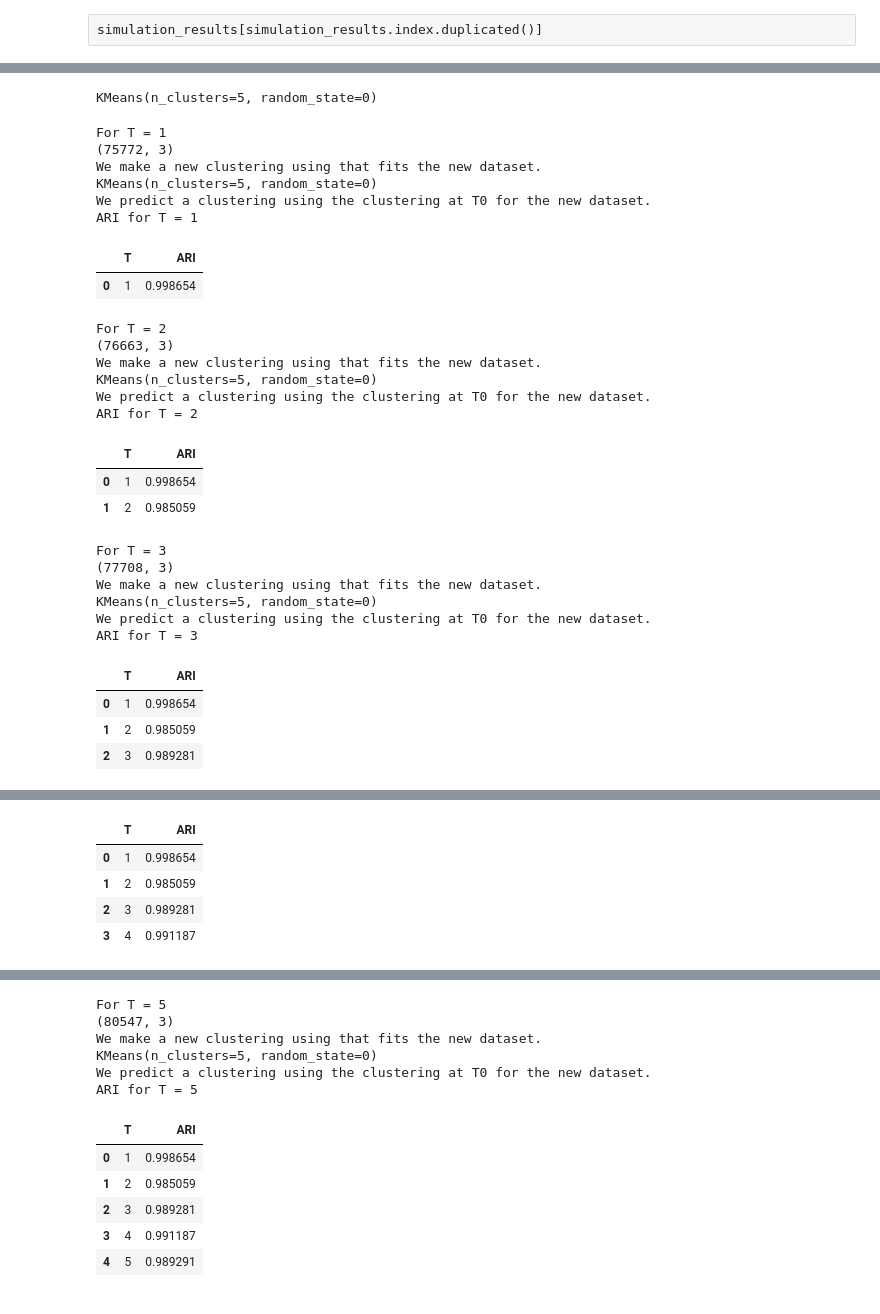
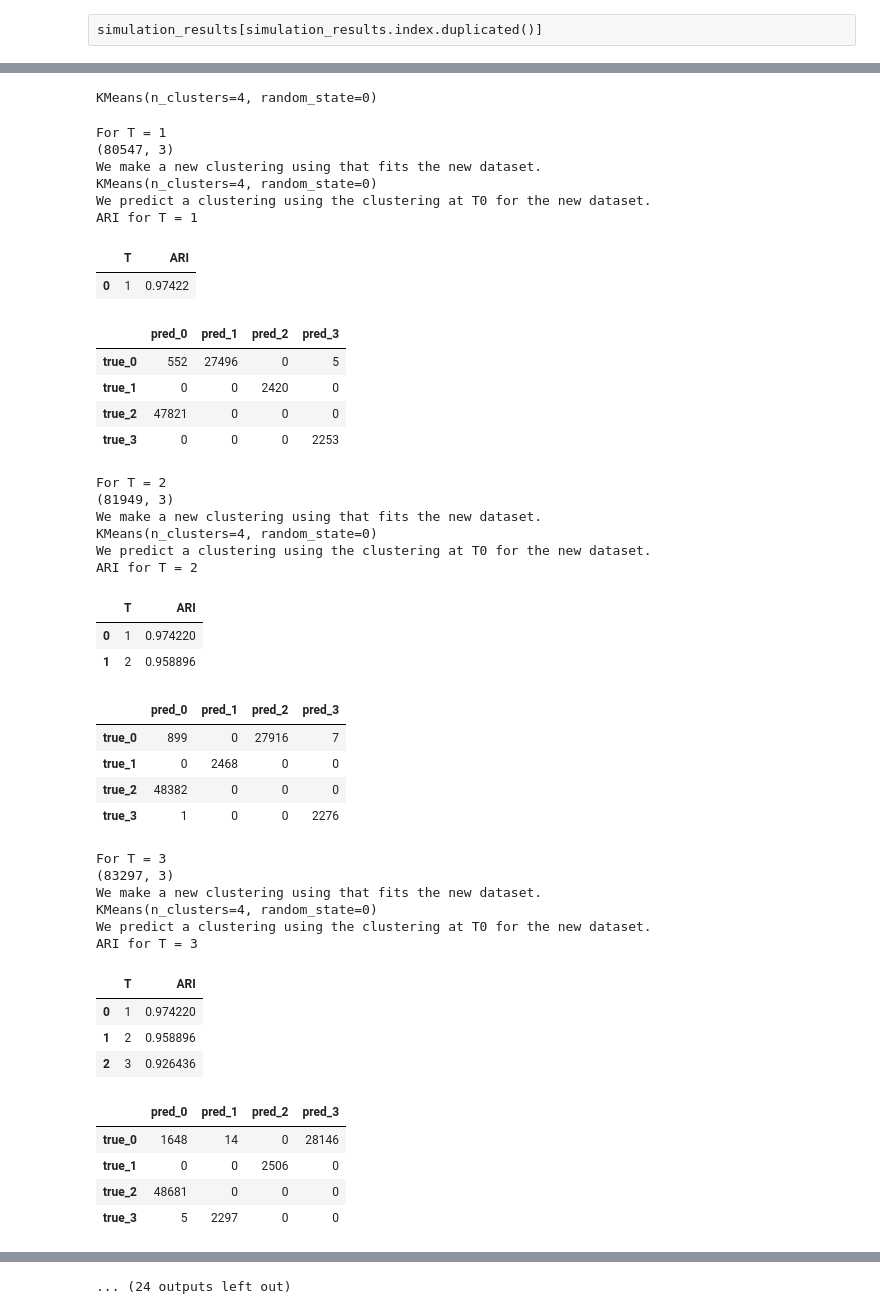
Before and after one commit to oumeima-elgharbi/P5_Data_Science_OpenClassrooms, a Jupyter notebook: P5_03_simulation.ipynb, the cells around one changed output, grey strips where cells are left out. Saved outputs shown, nothing was run; the diff lists cells and outputs as text; code cells hidden in the pictures.

```diff
--- a/P5_03_simulation.ipynb
+++ b/P5_03_simulation.ipynb
@@ -130,3 +135,6 @@ dataset_rfm_previous_days
 94102 rows × 3 columns
 # %% [markdown]
 ## II) Simulation
+# %%
+nb_clusters = 4
+print("We will run all the experiments with K =", nb_clusters)
@@ -395,3 +404,7 @@ nb_days_exp_2 = 7
+# %%
+#T=4 == one month before
+nb_periods_exp_2 = 12 # 12 three before ago / tried 8 : two months ago
+nb_days_exp_2 = 7
 # %%
 simulate_dataset(data, nb_days=nb_days_exp_2, nb_periods=nb_periods_exp_2, output_path=experiment_2_path, experiment_nb=2)
 # %% [output]
@@ -415,9 +428,9 @@ This dataset has 95420 unique clients
 # %%
 X_T0_exp_2 = pd.read_csv(experiment_2_path + "rfm_T0.csv").drop("customer_unique_id", axis=1).copy()
 
-scaler = StandardScaler().fit(X_T0_exp_2[X_T0_exp_2.columns])
+scaler_exp_2 = StandardScaler().fit(X_T0_exp_2[X_T0_exp_2.columns])
 
 X_std_T0_exp_2 = X_T0_exp_2.copy()
-X_std_T0_exp_2[X_std_T0_exp_2.columns] = scaler.transform(X_std_T0_exp_2[X_std_T0_exp_2.columns])
+X_std_T0_exp_2[X_std_T0_exp_2.columns] = scaler_exp_2.transform(X_std_T0_exp_2[X_std_T0_exp_2.columns])
 print(X_std_T0_exp_2.shape)
 # %% [output]
@@ -425,37 +444,52 @@ print(X_std_T0_exp_2.shape)
 # %%
-kmeans_cls_T0_exp_2 = KMeans(n_clusters=5, verbose=0, random_state=0)
+kmeans_cls_T0_exp_2 = KMeans(n_clusters=nb_clusters, verbose=0, random_state=0)
 kmeans_cls_T0_exp_2.fit(X_std_T0_exp_2)
 # %% [output]
-KMeans(n_clusters=5, random_state=0)
+KMeans(n_clusters=4, random_state=0)
 # %%
 simulation_results_exp_2 = pd.DataFrame({})
-simulation_results_exp_2 = run_simulation(nb_periods=nb_periods_exp_2, kmeans_cls_T0=kmeans_cls_T0_exp_2, results=simulation_results_exp_2, experiment_nb=2)
+simulation_results_exp_2 = run_simulation(nb_periods=nb_periods_exp_2, kmeans_cls_T0=kmeans_cls_T0_exp_2, results=simulation_results_exp_2, experiment_nb=2, nb_clusters=nb_clusters)
 # %% [output]
 For T = 1
-(75772, 3)
+(80547, 3)
 We make a new clustering using that fits the new dataset.
-KMeans(n_clusters=5, random_state=0)
+KMeans(n_clusters=4, random_state=0)
 We predict a clustering using the clustering at T0 for the new dataset.
 ARI for T = 1
 |  | T | ARI |
-| 0 | 1 | 0.998654 |
+| 0 | 1 | 0.97422 |
+|  | pred_0 | pred_1 | pred_2 | pred_3 |
+| true_0 | 552 | 27496 | 0 | 5 |
+| true_1 | 0 | 0 | 2420 | 0 |
+| true_2 | 47821 | 0 | 0 | 0 |
+| true_3 | 0 | 0 | 0 | 2253 |
 For T = 2
-(76663, 3)
+(81949, 3)
 We make a new clustering using that fits the new dataset.
-KMeans(n_clusters=5, random_state=0)
+KMeans(n_clusters=4, random_state=0)
 We predict a clustering using the clustering at T0 for the new dataset.
 ARI for T = 2
-|  | T | ARI |
-| 0 | 1 | 0.998654 |
-| 1 | 2 | 0.985059 |
+|  | T | ARI |
+| 0 | 1 | 0.974220 |
+| 1 | 2 | 0.958896 |
+|  | pred_0 | pred_1 | pred_2 | pred_3 |
+| true_0 | 899 | 0 | 27916 | 7 |
+| true_1 | 0 | 2468 | 0 | 0 |
+| true_2 | 48382 | 0 | 0 | 0 |
+| true_3 | 1 | 0 | 0 | 2276 |
 For T = 3
-(77708, 3)
+(83297, 3)
 We make a new clustering using that fits the new dataset.
-KMeans(n_clusters=5, random_state=0)
+KMeans(n_clusters=4, random_state=0)
 We predict a clustering using the clustering at T0 for the new dataset.
 ARI for T = 3
-|  | T | ARI |
-| 0 | 1 | 0.998654 |
-| 1 | 2 | 0.985059 |
-| 2 | 3 | 0.989281 |
+|  | T | ARI |
+| 0 | 1 | 0.974220 |
+| 1 | 2 | 0.958896 |
+| 2 | 3 | 0.926436 |
+|  | pred_0 | pred_1 | pred_2 | pred_3 |
+| true_0 | 1648 | 14 | 0 | 28146 |
+| true_1 | 0 | 0 | 2506 | 0 |
+| true_2 | 48681 | 0 | 0 | 0 |
+| true_3 | 5 | 2297 | 0 | 0 |
 For T = 4
@@ -465,7 +499,2 @@ KMeans(n_clusters=5, random_state=0)
 We predict a clustering using the clustering at T0 for the new dataset.
 ARI for T = 4
-|  | T | ARI |
-| 0 | 1 | 0.998654 |
-| 1 | 2 | 0.985059 |
-| 2 | 3 | 0.989281 |
-| 3 | 4 | 0.991187 |
@@ -472,12 +511 @@ ARI for T = 4
-For T = 5
-(80547, 3)
-We make a new clustering using that fits the new dataset.
-KMeans(n_clusters=5, random_state=0)
-We predict a clustering using the clustering at T0 for the new dataset.
-ARI for T = 5
+... (24 outputs left out)
-|  | T | ARI |
-| 0 | 1 | 0.998654 |
-| 1 | 2 | 0.985059 |
-| 2 | 3 | 0.989281 |
-| 3 | 4 | 0.991187 |
-| 4 | 5 | 0.989291 |
```
Also changed, not shown: parts of 49 cells of this notebook, 4 other files.
